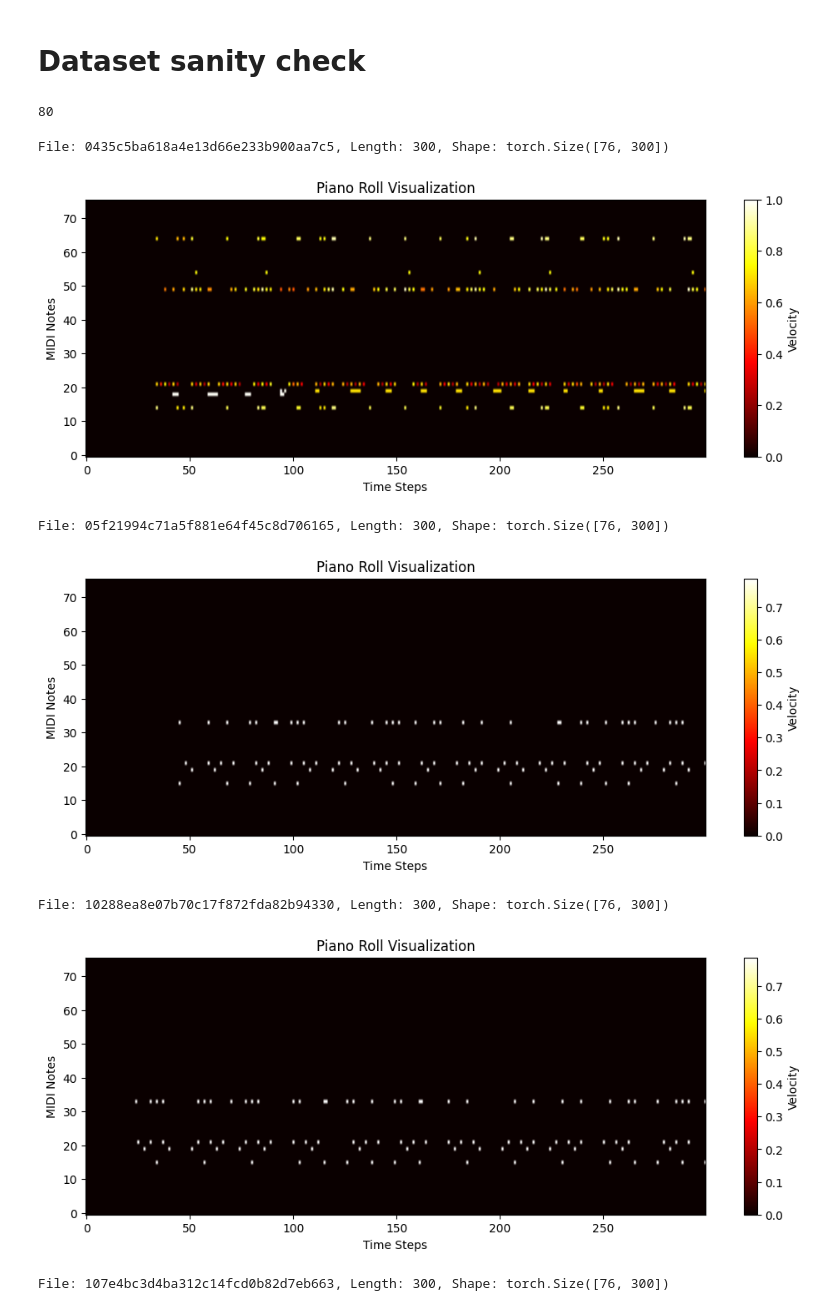
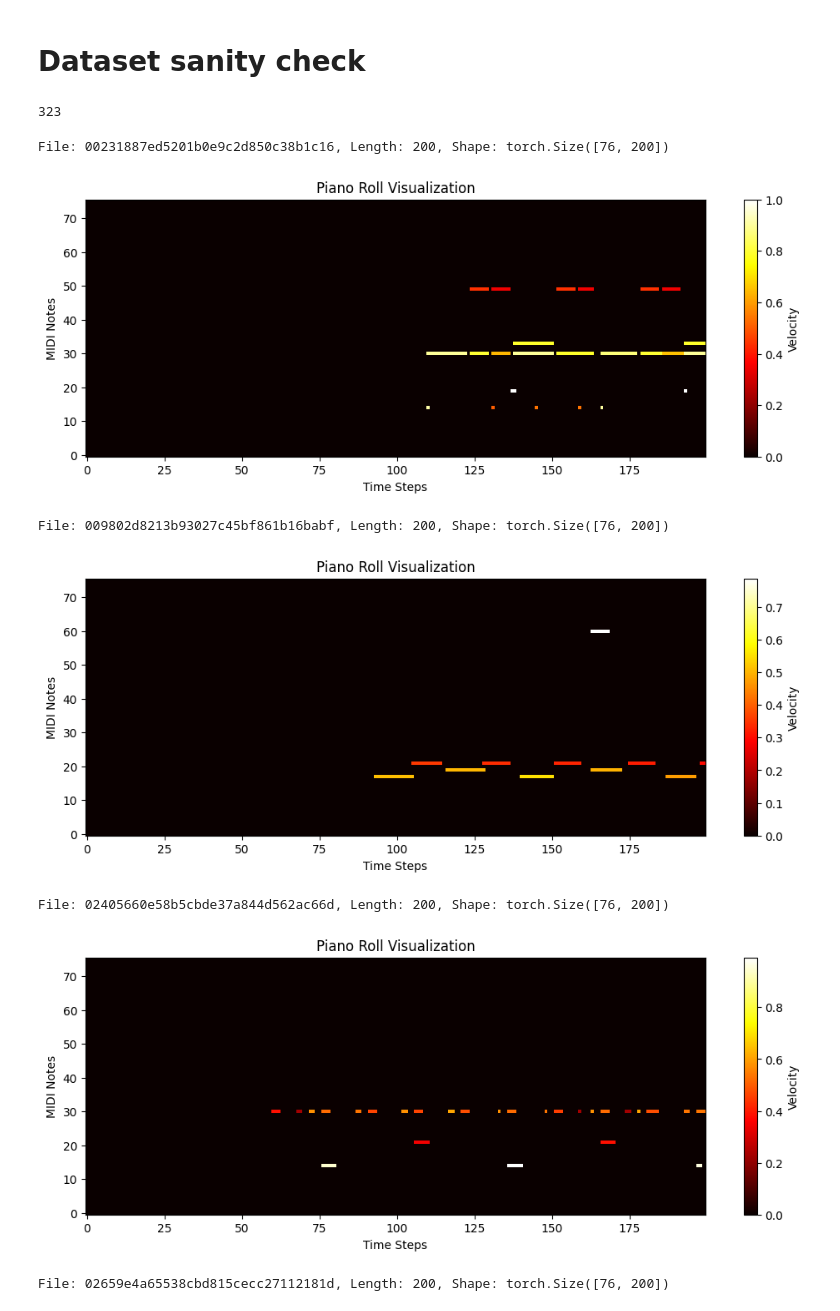
Before and after one commit to ziemmi13/Lofi-VAE-generator, a Jupyter notebook: model/Dataset sanitycheck.ipynb, the cells around one changed output. Saved outputs shown, nothing was run; the diff lists cells and outputs as text; code cells hidden in the pictures.

```diff
--- a/model/Dataset sanitycheck.ipynb
+++ b/model/Dataset sanitycheck.ipynb
@@ -4,22 +4,22 @@
 from dataset import MidiDataset
 import torch
 # %%
-dataset = MidiDataset(dataset_dir=r"C:\Users\Hyperbook\Desktop\STUDIA\SEM III\PROJEKT ZESPOLOWY\dataset\golden_dataset\all_songs", verbose=True)
+dataset = MidiDataset(dataset_dir=r"C:\Users\Hyperbook\Desktop\STUDIA\SEM III\PROJEKT ZESPOLOWY\dataset\transformed_dataset_3_imnstrumenty - mini", verbose=True)
 # %%
 len(dataset)
 # %% [output]
-80
+323
 # %%
-for i in range(len(dataset)):
+for i in range(4):
     tensor, seq_len, filename = dataset[i]
     print(f"File: {filename}, Length: {seq_len}, Shape: {tensor.shape}")
 
     dataset.visualize_midi(tensor)
 # %% [output]
-File: 0435c5ba618a4e13d66e233b900aa7c5, Length: 300, Shape: torch.Size([76, 300])
+File: 00231887ed5201b0e9c2d850c38b1c16, Length: 200, Shape: torch.Size([76, 200])
-[figure, old version]
+[figure, new version]
-File: 05f21994c71a5f881e64f45c8d706165, Length: 300, Shape: torch.Size([76, 300])
+File: 009802d8213b93027c45bf861b16babf, Length: 200, Shape: torch.Size([76, 200])
-[figure, old version]
+[figure, new version]
-File: 10288ea8e07b70c17f872fda82b94330, Length: 300, Shape: torch.Size([76, 300])
+File: 02405660e58b5cbde37a844d562ac66d, Length: 200, Shape: torch.Size([76, 200])
-[figure, old version]
+[figure, new version]
-File: 107e4bc3d4ba312c14fcd0b82d7eb663, Length: 300, Shape: torch.Size([76, 300])
+File: 02659e4a65538cbd815cecc27112181d, Length: 200, Shape: torch.Size([76, 200])
```
Also changed, not shown: parts of 1 cell of this notebook, 8 other files.
